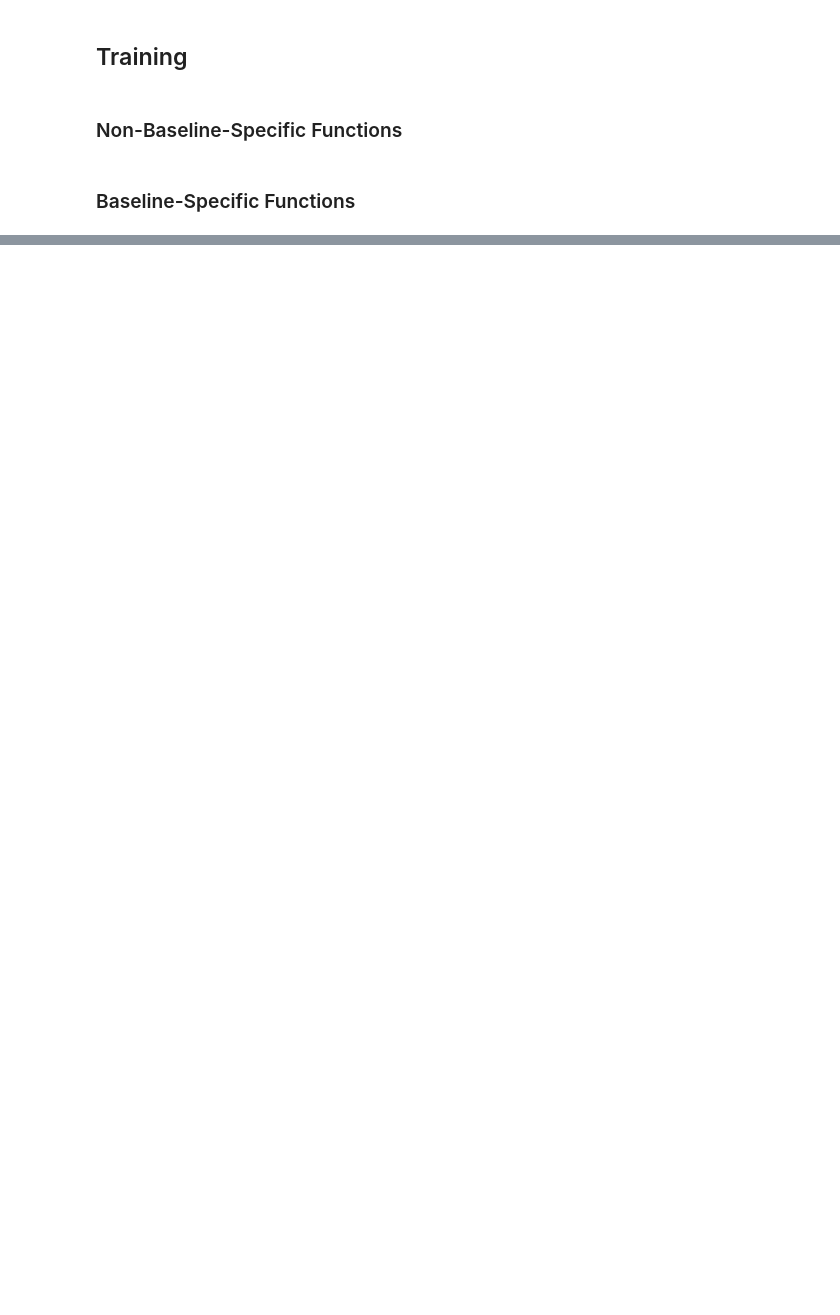
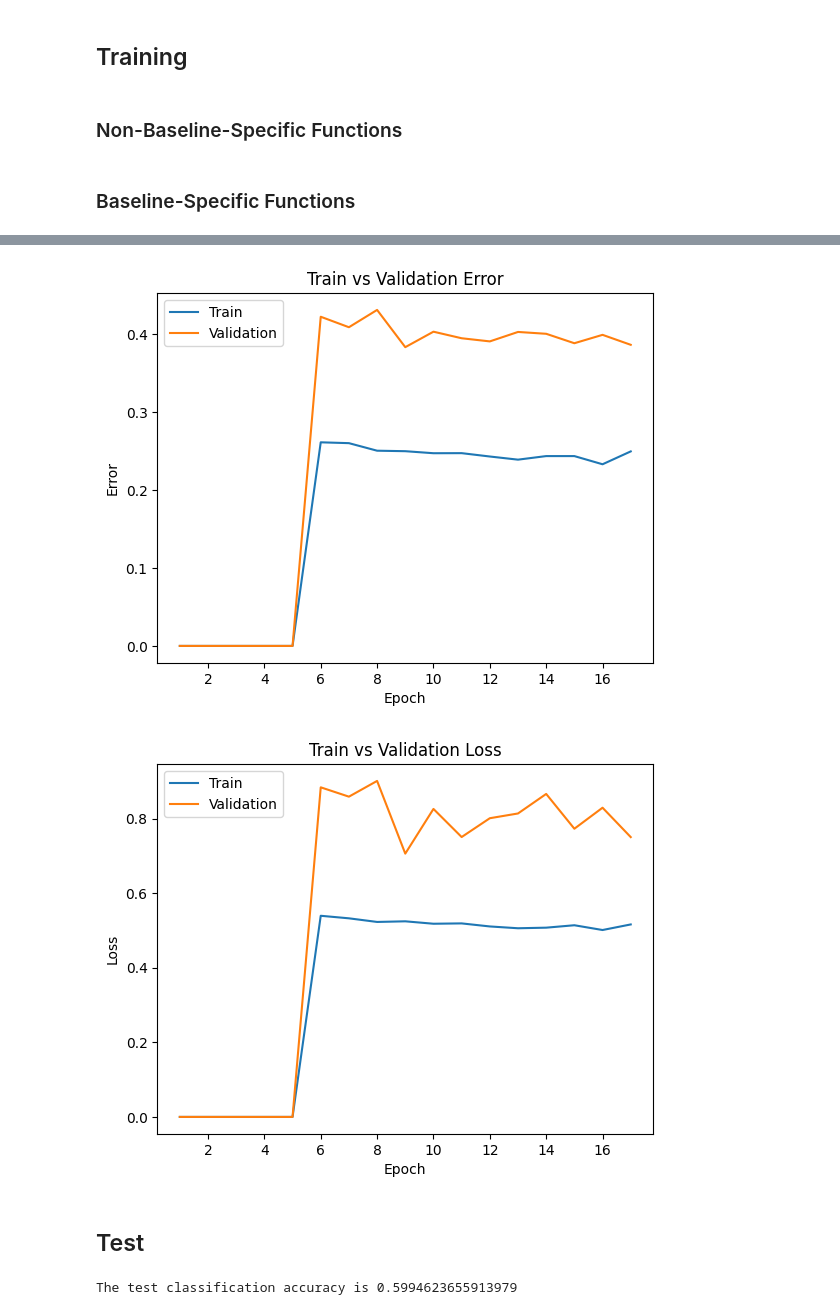
Before and after one commit to WilliamJWen/Project42, a Jupyter notebook: colab_notebooks/model.ipynb, the cells around one changed output, grey strips where cells are left out. Saved outputs shown, nothing was run; the diff lists cells and outputs as text; code cells hidden in the pictures; blank space fills up the shorter version.

Commit message:
Baseline training and testing

```diff
--- a/colab_notebooks/model.ipynb
+++ b/colab_notebooks/model.ipynb
@@ -555,0 +631,22 @@ def train_baseline(net, train_set, val_set):
+# %%
+plot_training_curve(get_baseline_name(epoch=17))
+# %% [output]
+[figure, added]
+[figure, added]
+# %% [markdown]
+## Test
+# %%
+net = Baseline()
+model_path = get_baseline_name(epoch=17)
+state = torch.load(model_path)
+net.load_state_dict(state)
+
+if torch.cuda.is_available():
+    net = net.cuda()
+
+_, _, test_loader = get_data_loaders_step2()
+
+test_error, _ = evaluate_baseline(net, test_loader)
+print("The test classification accuracy is", 1 - test_error)
+# %% [output]
+The test classification accuracy is 0.5994623655913979
```
Also changed, not shown: parts of 13 cells of this notebook.
